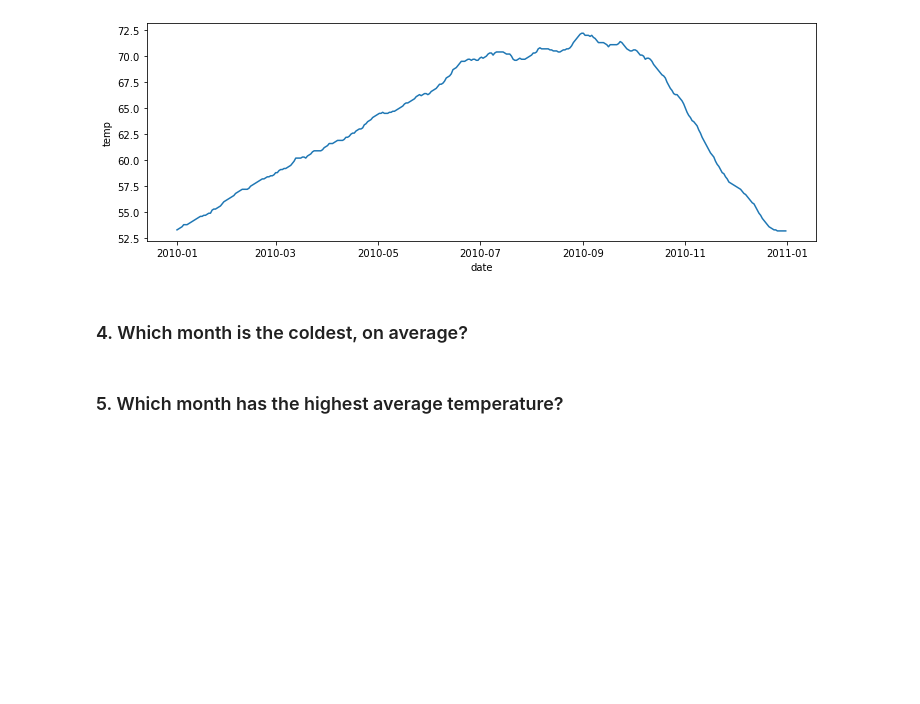
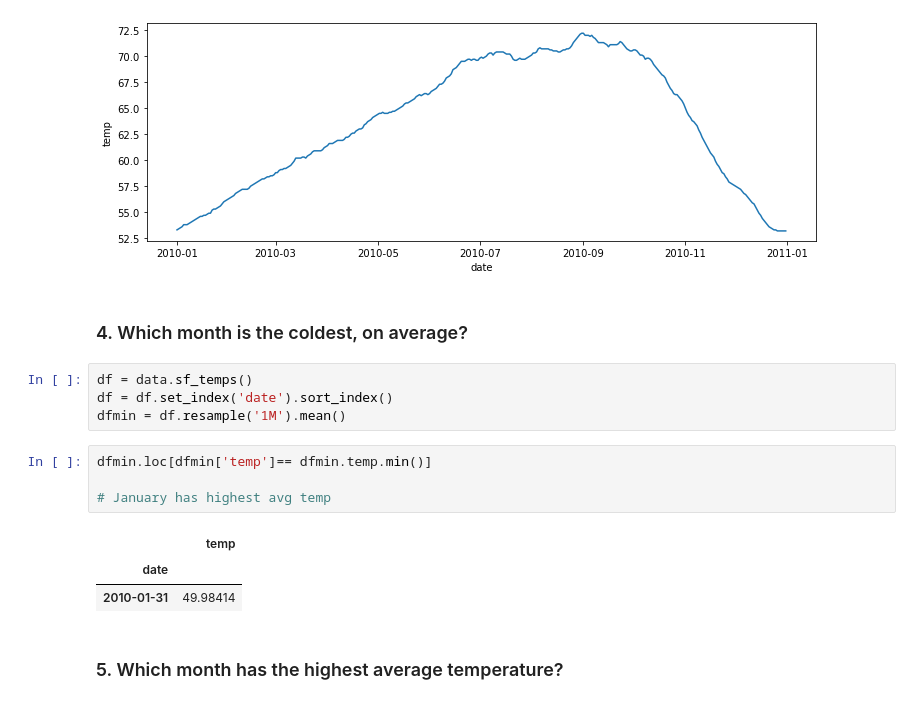
Before and after one commit to KristineCabanela/time-series-exercises, a Jupyter notebook: timeseries.data.ipynb, the cells around one changed output. Cells and saved outputs as stored; diff of their text form; blank space fills up the shorter version.

```diff
--- a/timeseries.data.ipynb
+++ b/timeseries.data.ipynb
@@ -101,5 +101,17 @@ plt.show()
 [figure]
 # %% [markdown]
 ### 4. Which month is the coldest, on average?
+# %%
+df = data.sf_temps()
+df = df.set_index('date').sort_index()
+dfmin = df.resample('1M').mean()
+# %%
+dfmin.loc[dfmin['temp']== dfmin.temp.min()]
+
+# January has highest avg temp
+# %% [output]
+|  | temp |
+| date |  |
+| 2010-01-31 | 49.98414 |
 # %% [markdown]
 ### 5. Which month has the highest average temperature?
```
Also changed, not shown: parts of 1 cell of this notebook.
